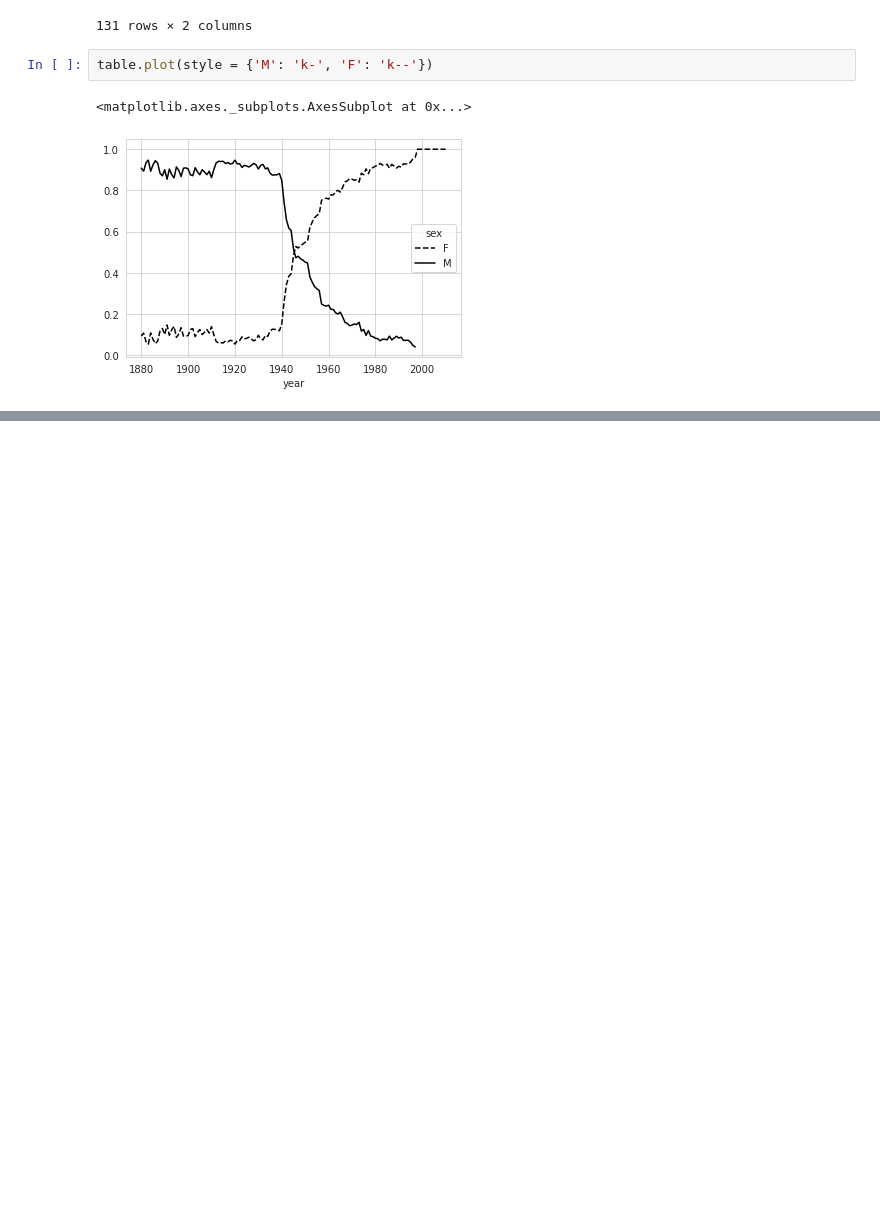
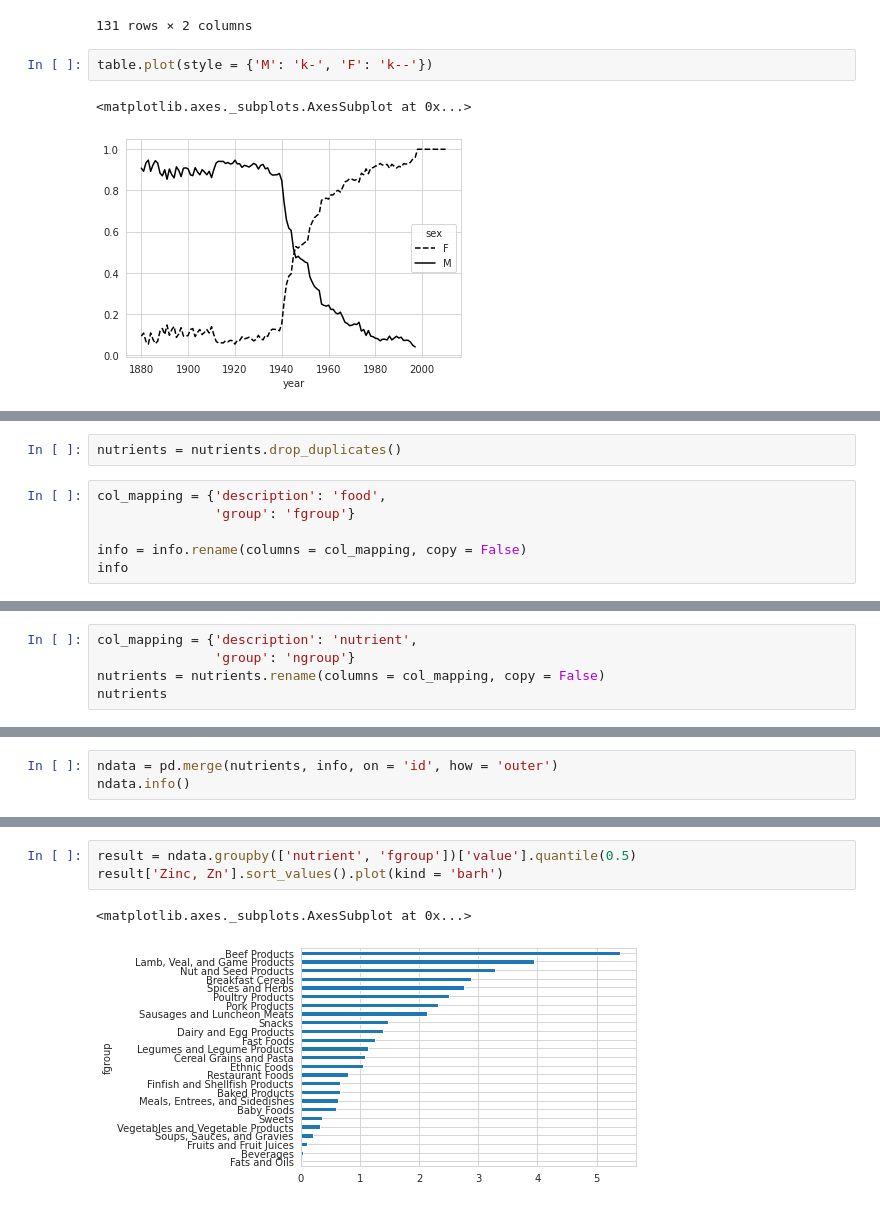
Before and after one commit to hoonzi-s/PyData, a Jupyter notebook: Ch14. 데이터 분석 예제.ipynb, the cells around one changed output, grey strips where cells are left out. Cells and saved outputs as stored; diff of their text form; blank space fills up the shorter version.

```diff
--- a/Ch14. 데이터 분석 예제.ipynb
+++ b/Ch14. 데이터 분석 예제.ipynb
@@ -1211,0 +1307,8 @@ table.plot(style = {'M': 'k-', 'F': 'k--'})
+# %%
+nutrients = nutrients.drop_duplicates()
+# %%
+col_mapping = {'description': 'food',
+               'group': 'fgroup'}
+
+info = info.rename(columns = col_mapping, copy = False)
+info
@@ -1211,0 +1343,5 @@ table.plot(style = {'M': 'k-', 'F': 'k--'})
+# %%
+col_mapping = {'description': 'nutrient',
+               'group': 'ngroup'}
+nutrients = nutrients.rename(columns = col_mapping, copy = False)
+nutrients
@@ -1211,0 +1362,3 @@ table.plot(style = {'M': 'k-', 'F': 'k--'})
+# %%
+ndata = pd.merge(nutrients, info, on = 'id', how = 'outer')
+ndata.info()
@@ -1211,0 +1409,6 @@ table.plot(style = {'M': 'k-', 'F': 'k--'})
+# %%
+result = ndata.groupby(['nutrient', 'fgroup'])['value'].quantile(0.5)
+result['Zinc, Zn'].sort_values().plot(kind = 'barh')
+# %% [output]
+<matplotlib.axes._subplots.AxesSubplot at 0x...>
+[figure, added]
```
Also changed, not shown: parts of 35 cells of this notebook.
